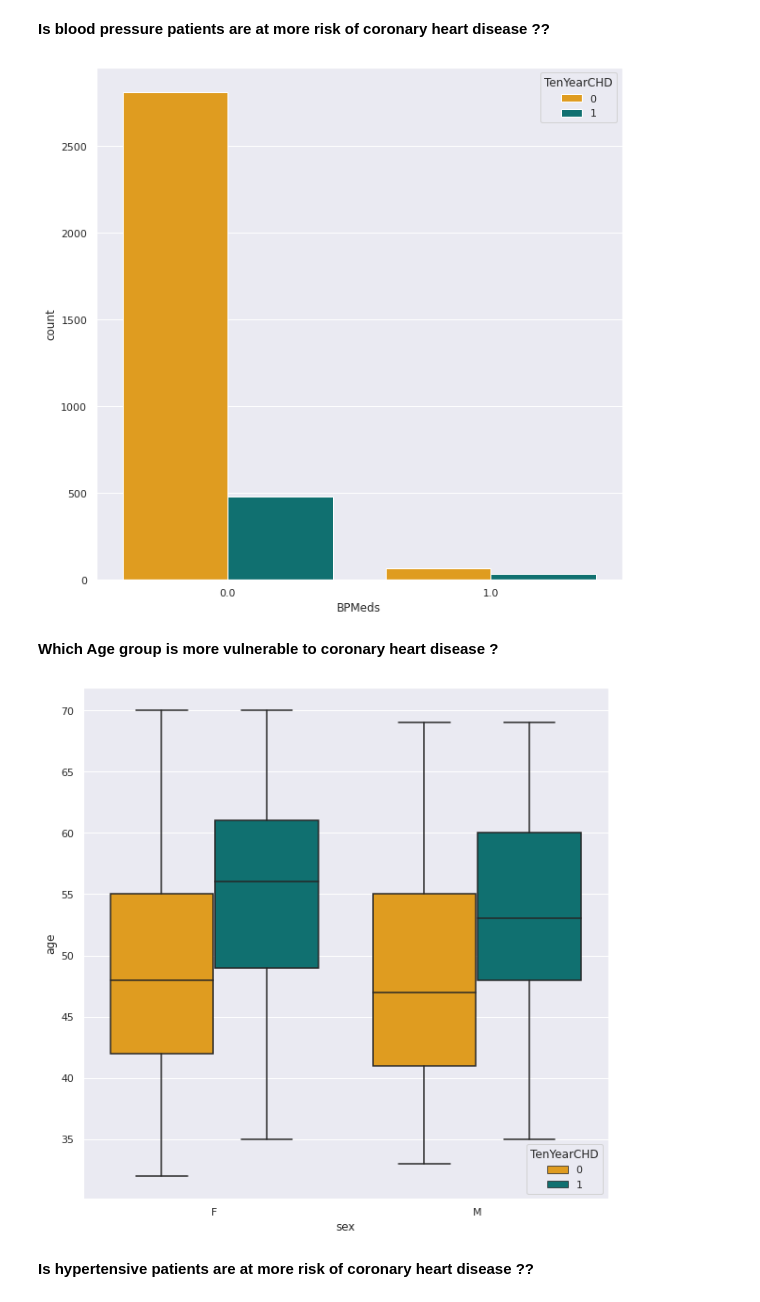
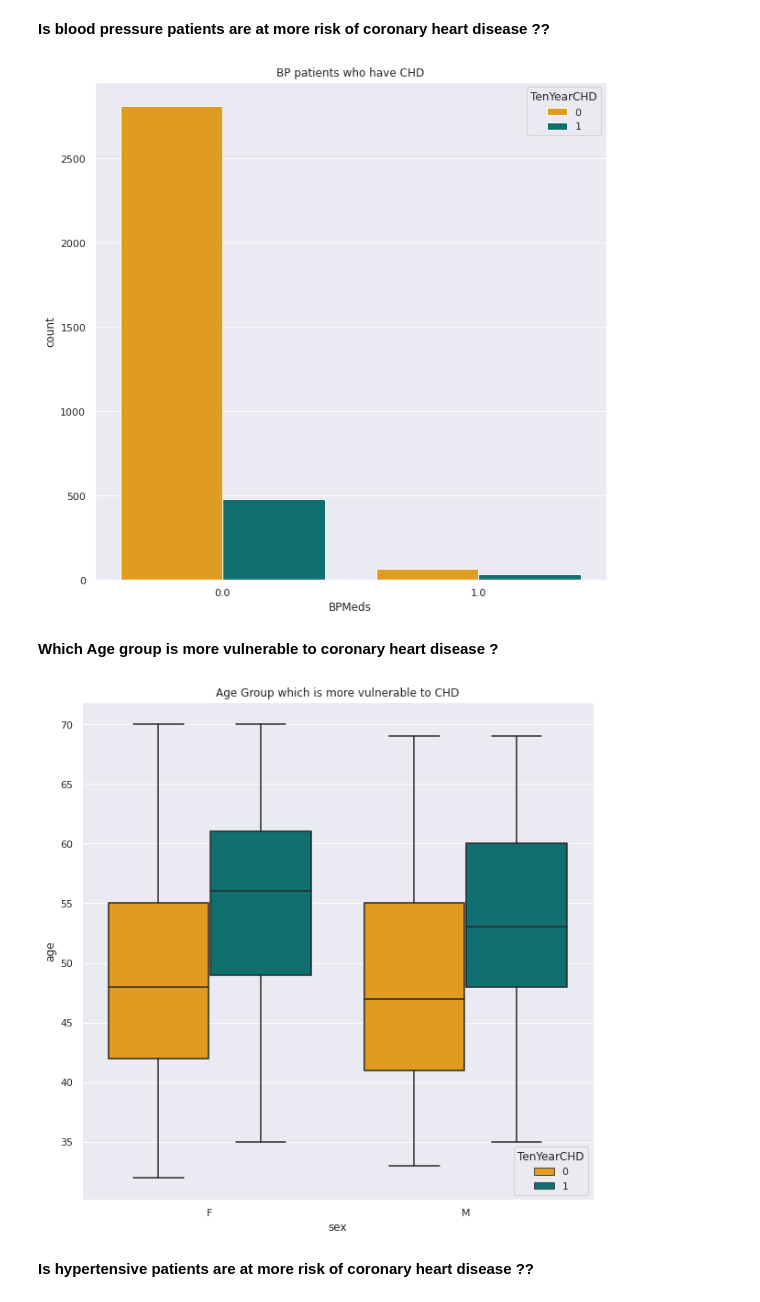
Before and after one commit to ameenattar92/Cardiovascular-Risk-Prediction, a Jupyter notebook: Hrithik_Cardiovascular_Risk_Prediction_Capstone_Project.ipynb, the cells around one changed output. Saved outputs shown, nothing was run; the diff lists cells and outputs as text; code cells hidden in the pictures.

```diff
--- a/Hrithik_Cardiovascular_Risk_Prediction_Capstone_Project.ipynb
+++ b/Hrithik_Cardiovascular_Risk_Prediction_Capstone_Project.ipynb
@@ -447,16 +458,22 @@ sns.countplot(x = cvs_df['is_smoking'], hue = cvs_df['TenYearCHD'], palette = my
 
 my_palette = {0 : 'orange' , 1 : 'teal'}
 plt.figure(figsize = (10,10))
-sns.countplot(x = cvs_df['BPMeds'], hue = cvs_df['TenYearCHD'], palette = my_palette);plt.show()
+sns.countplot(x = cvs_df['BPMeds'], hue = cvs_df['TenYearCHD'], palette = my_palette)
+plt.title("BP patients who have CHD")
+
+plt.show()
 # %% [output]
-[figure, old version]
+[figure, new version]
 # %% [markdown]
 **Which Age group is more vulnerable to coronary heart disease ?**
 # %%
 plt.figure(figsize = (10,10))
-sns.boxplot(x = cvs_df['sex'], y = cvs_df['age'], hue = cvs_df['TenYearCHD'], palette = my_palette); plt.show()
+sns.boxplot(x = cvs_df['sex'], y = cvs_df['age'], hue = cvs_df['TenYearCHD'], palette = my_palette)
+plt.title("Age Group which is more vulnerable to CHD")
+
+plt.show()
 # %% [output]
-[figure, old version]
+[figure, new version]
 # %% [markdown]
 **Is hypertensive patients are at more risk of coronary heart disease ??**
 # %%
```
Also changed, not shown: parts of 8 cells of this notebook.
